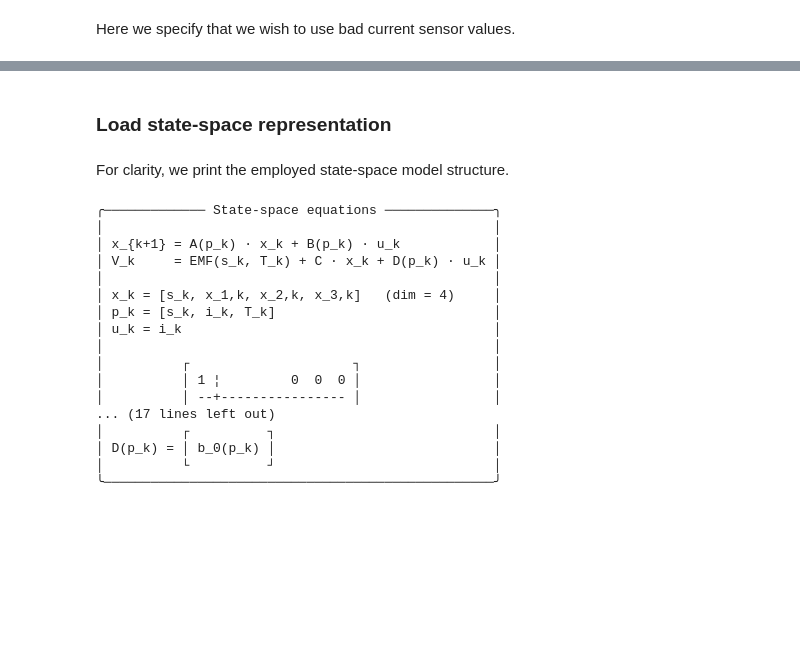
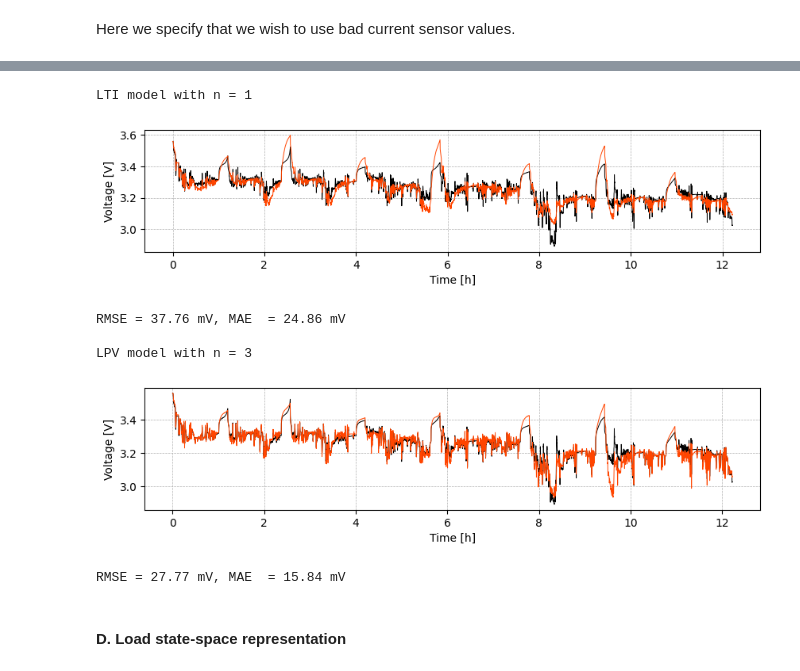
Before and after one commit to muizabdul29/PyBatterySE, a Jupyter notebook: examples/1_soc_estimation_with_ekf.ipynb, the cells around one changed output, grey strips where cells are left out. Saved outputs shown, nothing was run; the diff lists cells and outputs as text; code cells hidden in the pictures; blank space fills up the shorter version.

```diff
--- a/examples/1_soc_estimation_with_ekf.ipynb
+++ b/examples/1_soc_estimation_with_ekf.ipynb
@@ -35,0 +63,3 @@ plot_time_vs_current([(time_values, good_current_values), (time_values, bad_curr
+# %%
+model_lti = load_model_from_file(f'data/{CHEMISTRY}_soc_estimation/model_lti_n=1.npy')
+model_lpv = load_model_from_file(f'data/{CHEMISTRY}_soc_estimation/model_lpv_n,l=3,3.npy')
@@ -36,2 +70,43 @@ plot_time_vs_current([(time_values, good_current_values), (time_values, bad_curr
+# %%
+initial_soc = invert_voltage_function(model_lti.emf_function,
+                                      dataset['voltage_values'][0],
+                                      dataset['temperature_values'][0])
+#
+current_profile = {'initial_soc': initial_soc,
+                   'time_values': dataset['time_values'],
+                   'current_values': dataset['current_values'],
+                   'temperature_values': dataset['temperature_values'],
+                   'voltage_values': dataset['voltage_values'][:3]}
+# %%
+voltage_simulated_lti = simulate_model(model_lti, current_profile)
+voltage_simulated_lpv = simulate_model(model_lpv, current_profile)
+# %%
+for label, model, voltage_simulated in [
+    (f"LTI model with n = {model_lti.model_order}", model_lti, voltage_simulated_lti),
+    (f"LPV model with n = {model_lpv.model_order}", model_lpv, voltage_simulated_lpv),
+]:
+    print(label)
+    plot_time_vs_voltage(
+        [(time_values, dataset['voltage_values']), (time_values, voltage_simulated)],
+        units=('h', 'V'), colors=['k', 'orangered'], figsize=(10, 2)
+    )
+    rmse = root_mean_squared_error(
+        voltage_simulated[:],
+        dataset['voltage_values'][:]
+    )
+    mae = mean_absolute_error(
+        voltage_simulated[:],
+        dataset['voltage_values'][:]
+    )
+    print(f"RMSE = {rmse * 1e3:.2f} mV, "
+          f"MAE  = {mae * 1e3:.2f} mV\n")
+# %% [output]
+LTI model with n = 1
+[figure, added]
+RMSE = 37.76 mV, MAE  = 24.86 mV
+
+LPV model with n = 3
+[figure, added]
+RMSE = 27.77 mV, MAE  = 15.84 mV
 # %% [markdown]
-### Load state-space representation
+#### D. Load state-space representation
@@ -40,22 +112,0 @@ ss_representation = StateSpace(model, state_components=['s', 'overpotentials'])
-# %% [markdown]
-For clarity, we print the employed state-space model structure.
-# %%
-print_statespace_equations(ss_representation)
-# %% [output]
-╭───────────── State-space equations ──────────────╮
-│                                                  │
-│ x_{k+1} = A(p_k) · x_k + B(p_k) · u_k            │
-│ V_k     = EMF(s_k, T_k) + C · x_k + D(p_k) · u_k │
-│                                                  │
-│ x_k = [s_k, x_1,k, x_2,k, x_3,k]   (dim = 4)     │
-│ p_k = [s_k, i_k, T_k]                            │
-│ u_k = i_k                                        │
-│                                                  │
-│          ┌                     ┐                 │
-│          │ 1 ¦         0  0  0 │                 │
-│          │ --+---------------- │                 │
-... (17 lines left out)
-│          ┌          ┐                            │
-│ D(p_k) = │ b_0(p_k) │                            │
-│          └          ┘                            │
-╰──────────────────────────────────────────────────╯
```
Also changed, not shown: parts of 24 cells of this notebook, 30 other files.
